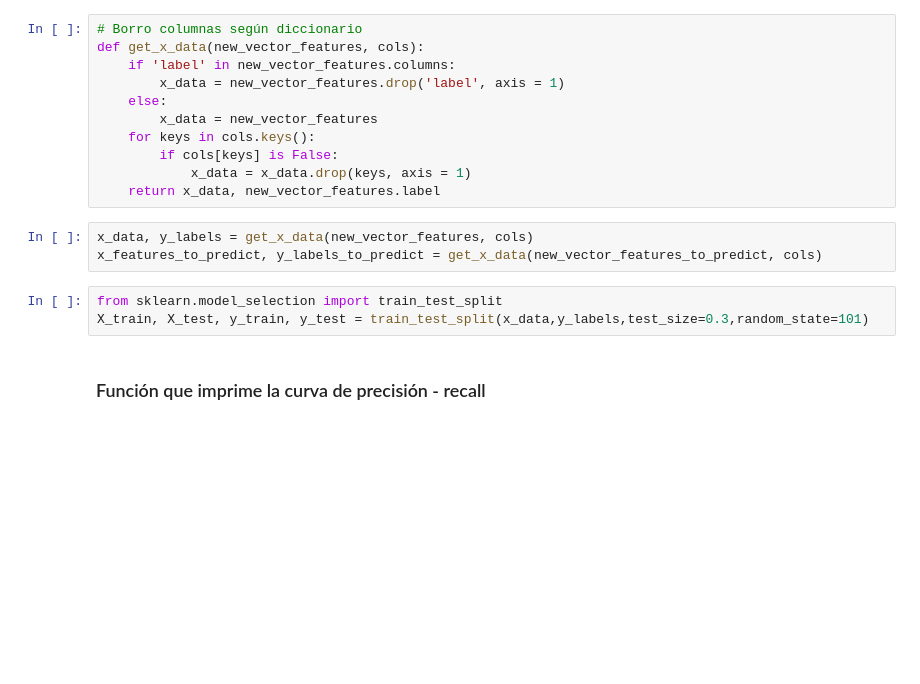
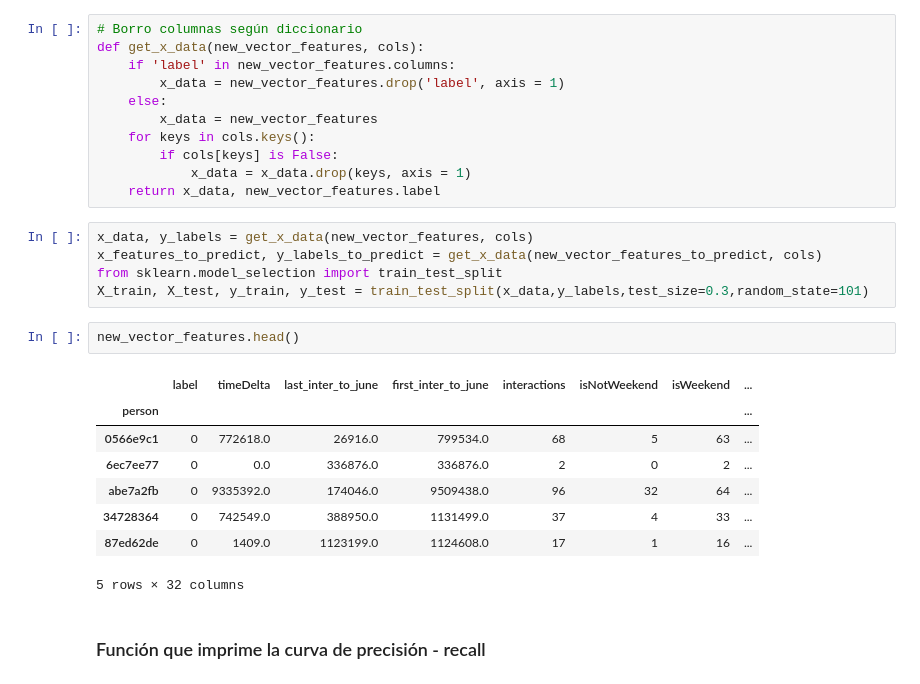
Before and after one commit to eld1e6o/Organizaci-nDeDatosFIUBA, a Jupyter notebook: TP2/LearnModel.ipynb, the cells around one changed output. Cells and saved outputs as stored; diff of their text form; blank space fills up the shorter version.

```diff
--- a/TP2/LearnModel.ipynb
+++ b/TP2/LearnModel.ipynb
@@ -35,9 +35,19 @@ def get_x_data(new_vector_features, cols):
 # %%
 x_data, y_labels = get_x_data(new_vector_features, cols)
 x_features_to_predict, y_labels_to_predict = get_x_data(new_vector_features_to_predict, cols)
+from sklearn.model_selection import train_test_split
+X_train, X_test, y_train, y_test = train_test_split(x_data,y_labels,test_size=0.3,random_state=101)
-# %%
-from sklearn.model_selection import train_test_split
-X_train, X_test, y_train, y_test = train_test_split(x_data,y_labels,test_size=0.3,random_state=101)
+# %%
+new_vector_features.head()
+# %% [output]
+|  | label | timeDelta | last_inter_to_june | first_inter_to_june | interactions | isNotWeekend | isWeekend | ... |
+| person |  |  |  |  |  |  |  | ... |
+| 0566e9c1 | 0 | 772618.0 | 26916.0 | 799534.0 | 68 | 5 | 63 | ... |
+| 6ec7ee77 | 0 | 0.0 | 336876.0 | 336876.0 | 2 | 0 | 2 | ... |
+| abe7a2fb | 0 | 9335392.0 | 174046.0 | 9509438.0 | 96 | 32 | 64 | ... |
+| 34728364 | 0 | 742549.0 | 388950.0 | 1131499.0 | 37 | 4 | 33 | ... |
+| 87ed62de | 0 | 1409.0 | 1123199.0 | 1124608.0 | 17 | 1 | 16 | ... |
+5 rows × 32 columns
 # %% [markdown]
 ### Función que imprime la curva de precisión - recall
 # %%
```
Also changed, not shown: parts of 22 cells of this notebook, 1 other file.
